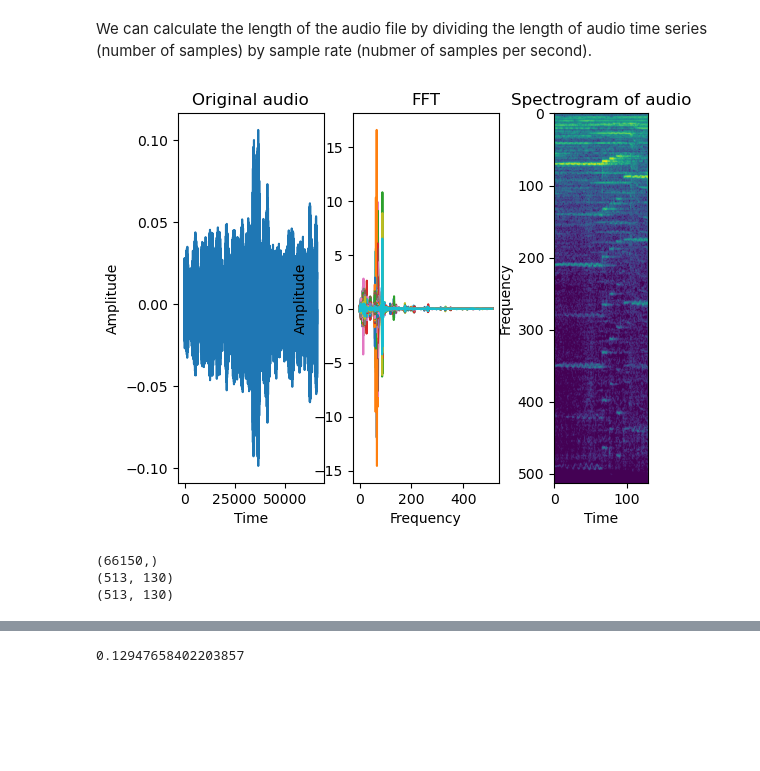
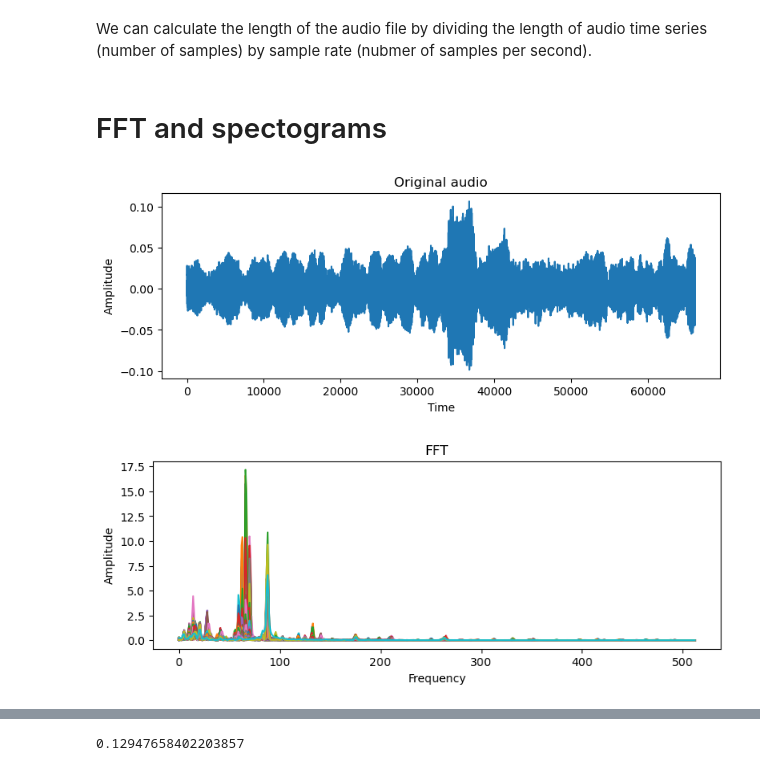
Before and after one commit to rangoiv/Lumen, a Jupyter notebook: notebooks/dataAnalysis.ipynb, the cells around one changed output, grey strips where cells are left out. Saved outputs shown, nothing was run; the diff lists cells and outputs as text; code cells hidden in the pictures; blank space fills up the shorter version.

Commit message:
Added images to frontend, changed readme, changed data analysis (#4)

```diff
--- a/notebooks/dataAnalysis.ipynb
+++ b/notebooks/dataAnalysis.ipynb
@@ -43,6 +43,8 @@ Length of audio time series: 66150
 Time: 3.0 s
 # %% [markdown]
 We can calculate the length of the audio file by dividing the length of audio time series (number of samples) by sample rate (nubmer of samples per second).
+# %% [markdown]
+# FFT and spectograms
 # %%
 n_fft = 1024
 hop_length = 512
@@ -56,33 +58,23 @@ def spectogram(song):
     return stft_magnitude_db
 
 song, _ = librosa.load(song_path)
-song_fft = librosa.stft(song, n_fft=n_fft, hop_length=hop_length)
+song_fft = np.abs(librosa.stft(song, n_fft=n_fft, hop_length=hop_length))
 spec = spectogram(song)
-
-plt.subplot(131)
-plt.title('Original audio')
-plt.plot(song)
-plt.xlabel('Time')
-plt.ylabel('Amplitude')
-
-plt.subplot(132)
-plt.title('FFT')
-plt.plot(song_fft)
-plt.xlabel('Frequency')
-plt.ylabel('Amplitude')
-
-plt.subplot(133)
-plt.title('Spectrogram of audio')
-plt.imshow(spec)
-plt.xlabel('Time')
-plt.ylabel('Frequency')
-plt.show()
-
-print(song.shape)
-print(song_fft.shape)
-print(spec.shape)
-# %% [output]
-[figure, removed]
-(66150,)
-(513, 130)
-(513, 130)
+# %%
+plt.figure(figsize=(9,3))
+plt.title('Original audio')
+plt.plot(song)
+plt.xlabel('Time')
+plt.ylabel('Amplitude')
+plt.show()
+# %% [output]
+[figure, added]
+# %%
+plt.figure(figsize=(9,3))
+plt.title('FFT')
+plt.plot(song_fft)
+plt.xlabel('Frequency')
+plt.ylabel('Amplitude')
+plt.show()
+# %% [output]
+[figure, added]
```
Also changed, not shown: parts of 21 cells of this notebook, 22 other files.
